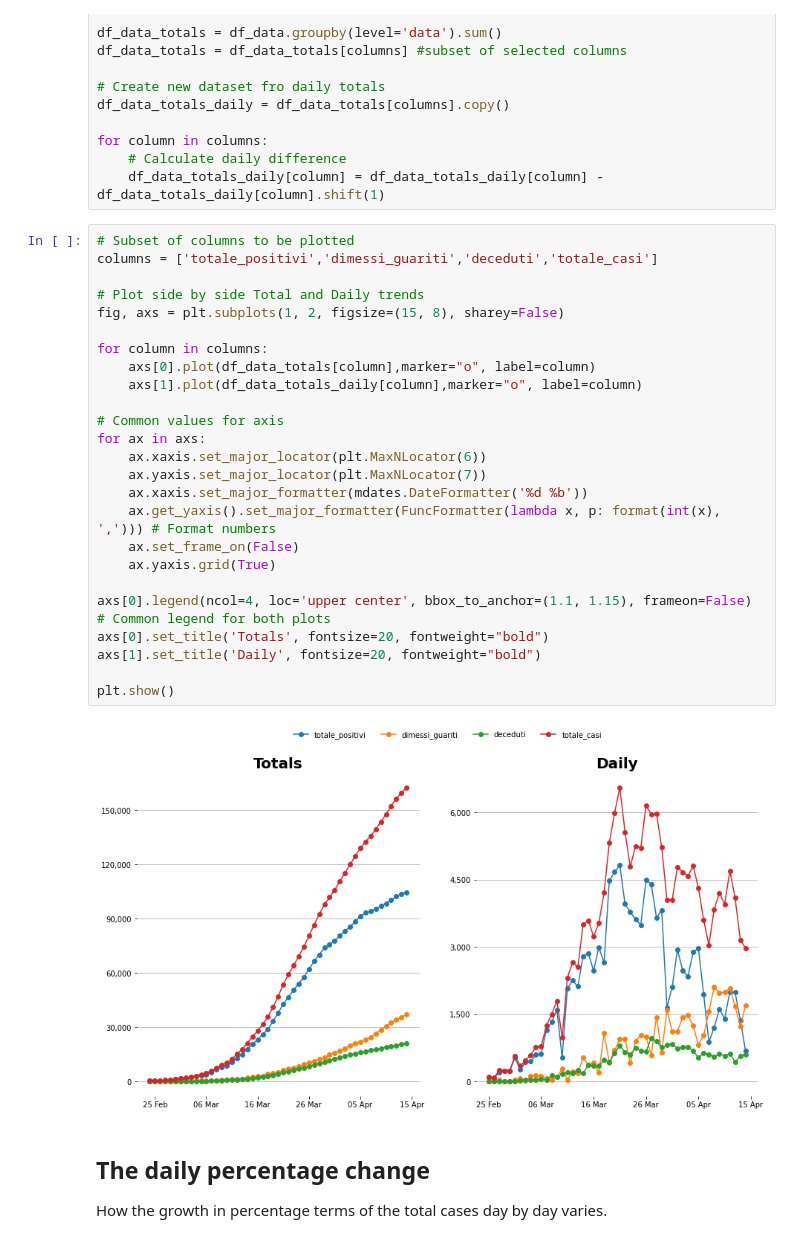
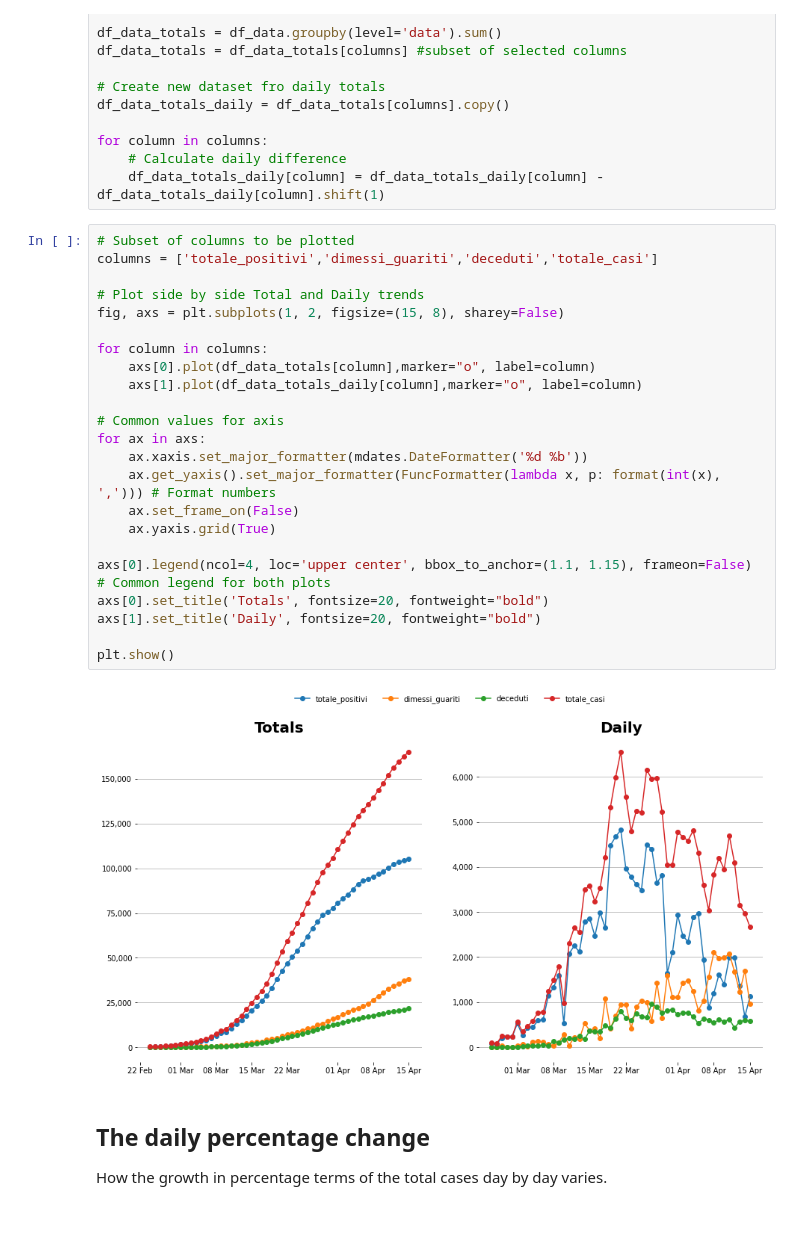
Before and after one commit to aribasadme/COVID19, a Jupyter notebook: covid19_italia.ipynb, the cells around one changed output. Saved outputs shown, nothing was run; the diff lists cells and outputs as text.

```diff
--- a/covid19_italia.ipynb
+++ b/covid19_italia.ipynb
@@ -131,30 +133,28 @@ for column in columns:
 # %%
 # Subset of columns to be plotted
 columns = ['totale_positivi','dimessi_guariti','deceduti','totale_casi']
 
 # Plot side by side Total and Daily trends
 fig, axs = plt.subplots(1, 2, figsize=(15, 8), sharey=False)
 
 for column in columns:
     axs[0].plot(df_data_totals[column],marker="o", label=column)
     axs[1].plot(df_data_totals_daily[column],marker="o", label=column)
 
 # Common values for axis
 for ax in axs:
-    ax.xaxis.set_major_locator(plt.MaxNLocator(6))
-    ax.yaxis.set_major_locator(plt.MaxNLocator(7))
     ax.xaxis.set_major_formatter(mdates.DateFormatter('%d %b'))
     ax.get_yaxis().set_major_formatter(FuncFormatter(lambda x, p: format(int(x), ','))) # Format numbers
     ax.set_frame_on(False)
     ax.yaxis.grid(True)
 
 axs[0].legend(ncol=4, loc='upper center', bbox_to_anchor=(1.1, 1.15), frameon=False) # Common legend for both plots
 axs[0].set_title('Totals', fontsize=20, fontweight="bold")
 axs[1].set_title('Daily', fontsize=20, fontweight="bold")
 
 plt.show()
 # %% [output]
-[figure, old version]
+[figure, new version]
 # %% [markdown]
 ## The daily percentage change
 How the growth in percentage terms of the total cases day by day varies.
```
Also changed, not shown: parts of 23 cells of this notebook.
